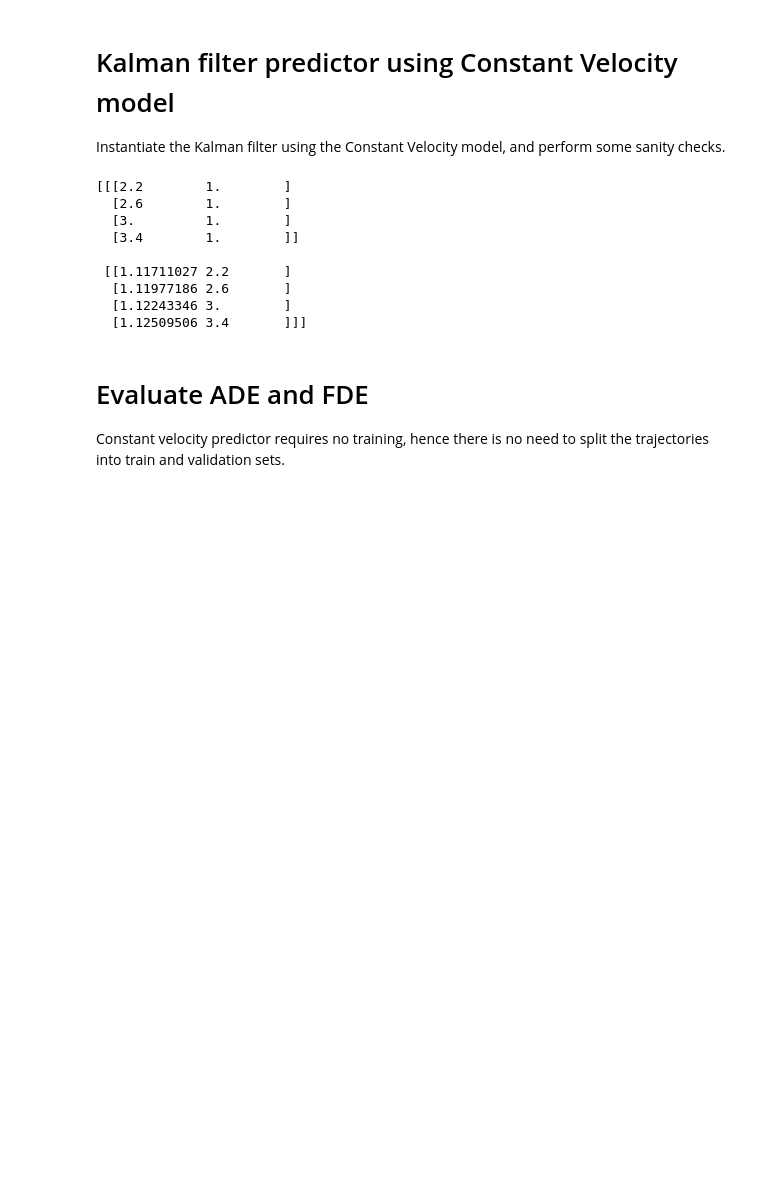
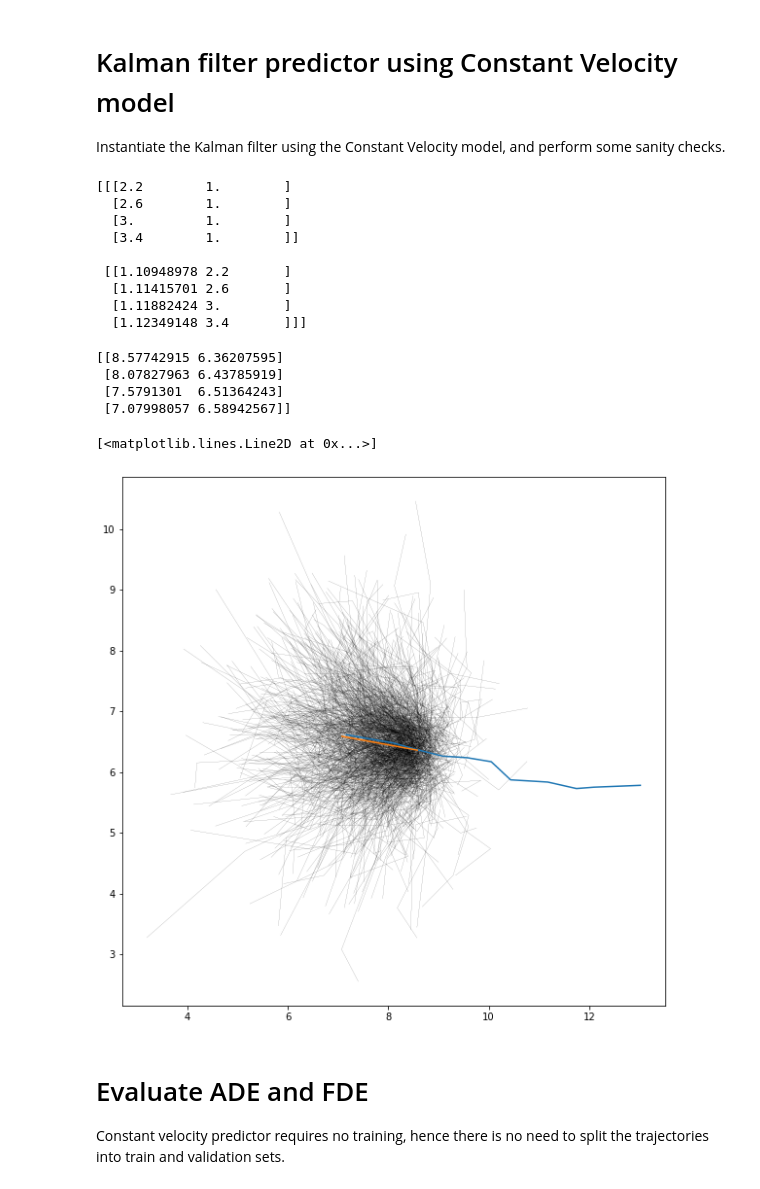
Before and after one commit to fengzileee/nus-cs5340, a Jupyter notebook: notebooks/constant-vel-kf.ipynb, the cells around one changed output. Cells and saved outputs as stored; diff of their text form; code cells hidden in the pictures; blank space fills up the shorter version.

Commit message:
Modify sample method of const vel kf

```diff
--- a/notebooks/constant-vel-kf.ipynb
+++ b/notebooks/constant-vel-kf.ipynb
@@ -56,7 +56,9 @@ Instantiate the Kalman filter using the Constant Velocity model, and perform som
 from uncertainty_motion_prediction.evaluators import DistanceErrorEvaluator
 from uncertainty_motion_prediction.predictor import ConstantVelocityKFPredictor
 # %%
-pred = ConstantVelocityKFPredictor(N_future=4, dt=0.4)
+Q = np.eye(4) * 0.05
+R = np.eye(4) * 0.05
+pred = ConstantVelocityKFPredictor(N_future=4, dt=0.4, Q=Q, R=R)
 test_traj1 = [[1, 1, 1, 0],
               [1.4, 1, 1, 0],
               [1.8, 1, 1, 0]]
@@ -71,10 +73,31 @@ print(predicted_traj[:, :, 0:2])
   [3.         1.        ]
   [3.4        1.        ]]
 
- [[1.11711027 2.2       ]
-  [1.11977186 2.6       ]
-  [1.12243346 3.        ]
-  [1.12509506 3.4       ]]]
+ [[1.10948978 2.2       ]
+  [1.11415701 2.6       ]
+  [1.11882424 3.        ]
+  [1.12349148 3.4       ]]]
+# %%
+traj = trajlets[0, :, :]
+point_est = pred.predict(traj[0:8, :])
+samples = pred.sample(traj[0:8, :], count=1000)
+print(point_est)
+# %% [output]
+[[8.57742915 6.36207595]
+ [8.07827963 6.43785919]
+ [7.5791301  6.51364243]
+ [7.07998057 6.58942567]]
+# %%
+import matplotlib.pyplot as plt
+fig, axs = plt.subplots(1, 1, figsize=(10, 10))
+
+for s in samples:
+    axs.plot(s[:, 0], s[:, 1], 'k-', linewidth=0.1)
+axs.plot(traj[:, 0], traj[:, 1])
+axs.plot(point_est[:, 0], point_est[:, 1])
+# %% [output]
+[<matplotlib.lines.Line2D at 0x...>]
+[figure, added]
 # %% [markdown]
 # Evaluate ADE and FDE
 
```
Also changed, not shown: 3 other files.
